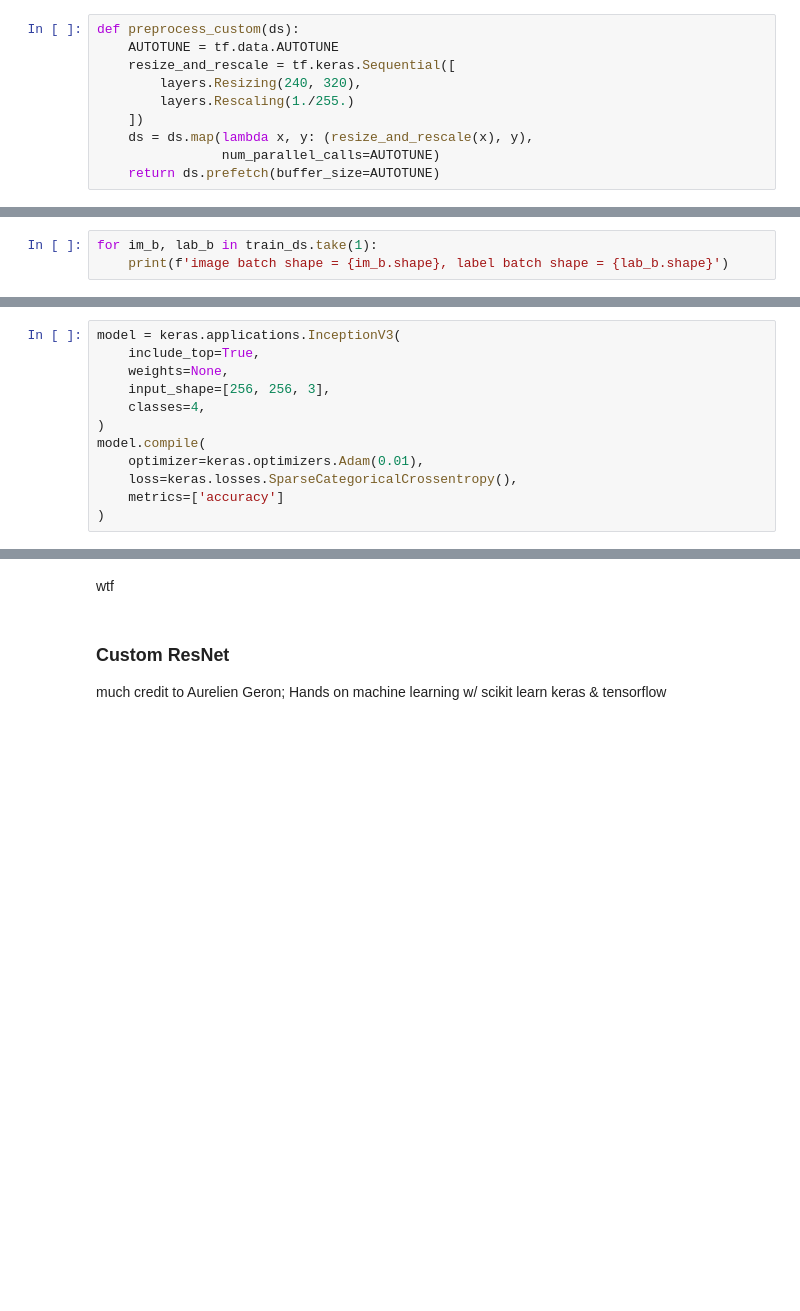
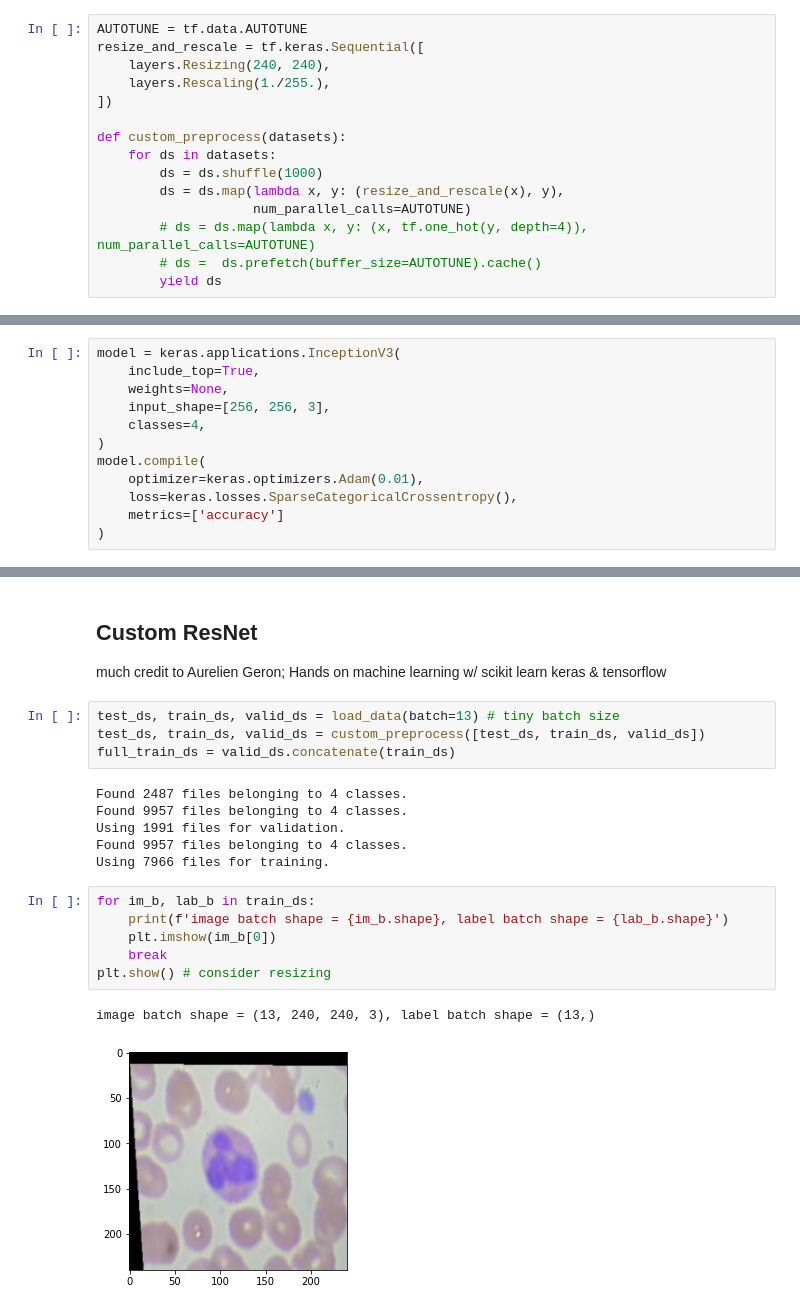
Before and after one commit to ljrn8/quick-notebooks, a Jupyter notebook: blood_cells.ipynb, the cells around one changed output, grey strips where cells are left out. Saved outputs shown, nothing was run; the diff lists cells and outputs as text; blank space fills up the shorter version.

```diff
--- a/blood_cells.ipynb
+++ b/blood_cells.ipynb
@@ -145,15 +145,20 @@ Using 1991 files for validation.
 Found 9957 files belonging to 4 classes.
 Using 7966 files for training.
 # %%
-def preprocess_custom(ds):
-    AUTOTUNE = tf.data.AUTOTUNE
-    resize_and_rescale = tf.keras.Sequential([
-        layers.Resizing(240, 320),
-        layers.Rescaling(1./255.)
-    ])
-    ds = ds.map(lambda x, y: (resize_and_rescale(x), y),
-                num_parallel_calls=AUTOTUNE)
-    return ds.prefetch(buffer_size=AUTOTUNE)
+AUTOTUNE = tf.data.AUTOTUNE
+resize_and_rescale = tf.keras.Sequential([
+    layers.Resizing(240, 240),
+    layers.Rescaling(1./255.),
+])
+
+def custom_preprocess(datasets):
+    for ds in datasets:
+        ds = ds.shuffle(1000)
+        ds = ds.map(lambda x, y: (resize_and_rescale(x), y),
+                    num_parallel_calls=AUTOTUNE)
+        # ds = ds.map(lambda x, y: (x, tf.one_hot(y, depth=4)), num_parallel_calls=AUTOTUNE)
+        # ds =  ds.prefetch(buffer_size=AUTOTUNE).cache()
+        yield ds
 # %%
 def plot_categories(ds, categories, ax=plt):
     labels_ds = ds.map(lambda x, y: y)
@@ -177,3 +180,0 @@ Lambda fuctions will be no more assumed to be used in the statement where they a
-# %%
-for im_b, lab_b in train_ds.take(1):
-    print(f'image batch shape = {im_b.shape}, label batch shape = {lab_b.shape}')
@@ -308,6 +313,23 @@ plt.show()
-# %% [markdown]
-wtf
 # %% [markdown]
-### Custom ResNet
+## Custom ResNet
 much credit to Aurelien Geron; Hands on machine learning w/ scikit learn keras & tensorflow
+# %%
+test_ds, train_ds, valid_ds = load_data(batch=13) # tiny batch size
+test_ds, train_ds, valid_ds = custom_preprocess([test_ds, train_ds, valid_ds])
+full_train_ds = valid_ds.concatenate(train_ds)
+# %% [output]
+Found 2487 files belonging to 4 classes.
+Found 9957 files belonging to 4 classes.
+Using 1991 files for validation.
+Found 9957 files belonging to 4 classes.
+Using 7966 files for training.
+# %%
+for im_b, lab_b in train_ds:
+    print(f'image batch shape = {im_b.shape}, label batch shape = {lab_b.shape}')
+    plt.imshow(im_b[0])
+    break
+plt.show() # consider resizing
+# %% [output]
+image batch shape = (13, 240, 240, 3), label batch shape = (13,)
+[figure, added]
 # %%
```
Also changed, not shown: parts of 33 cells of this notebook.
